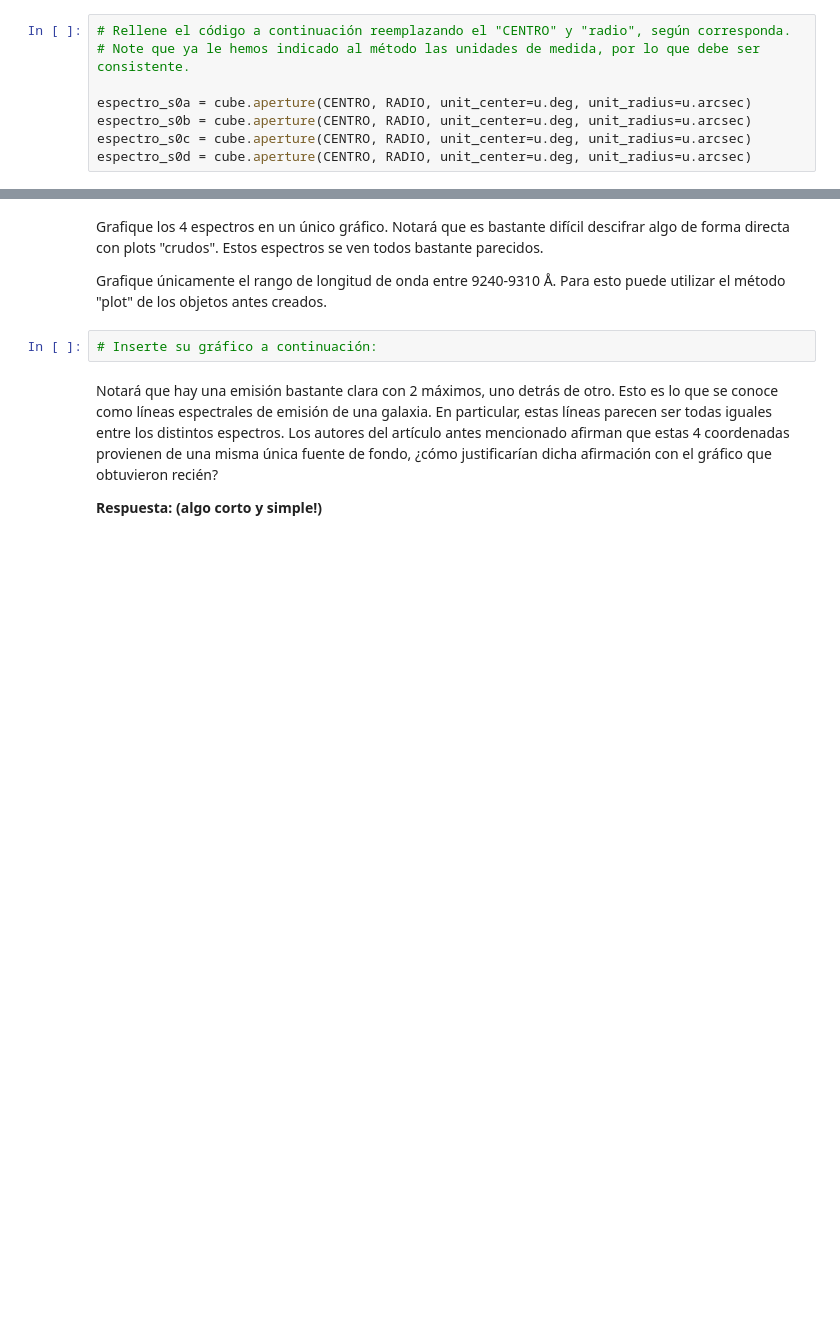
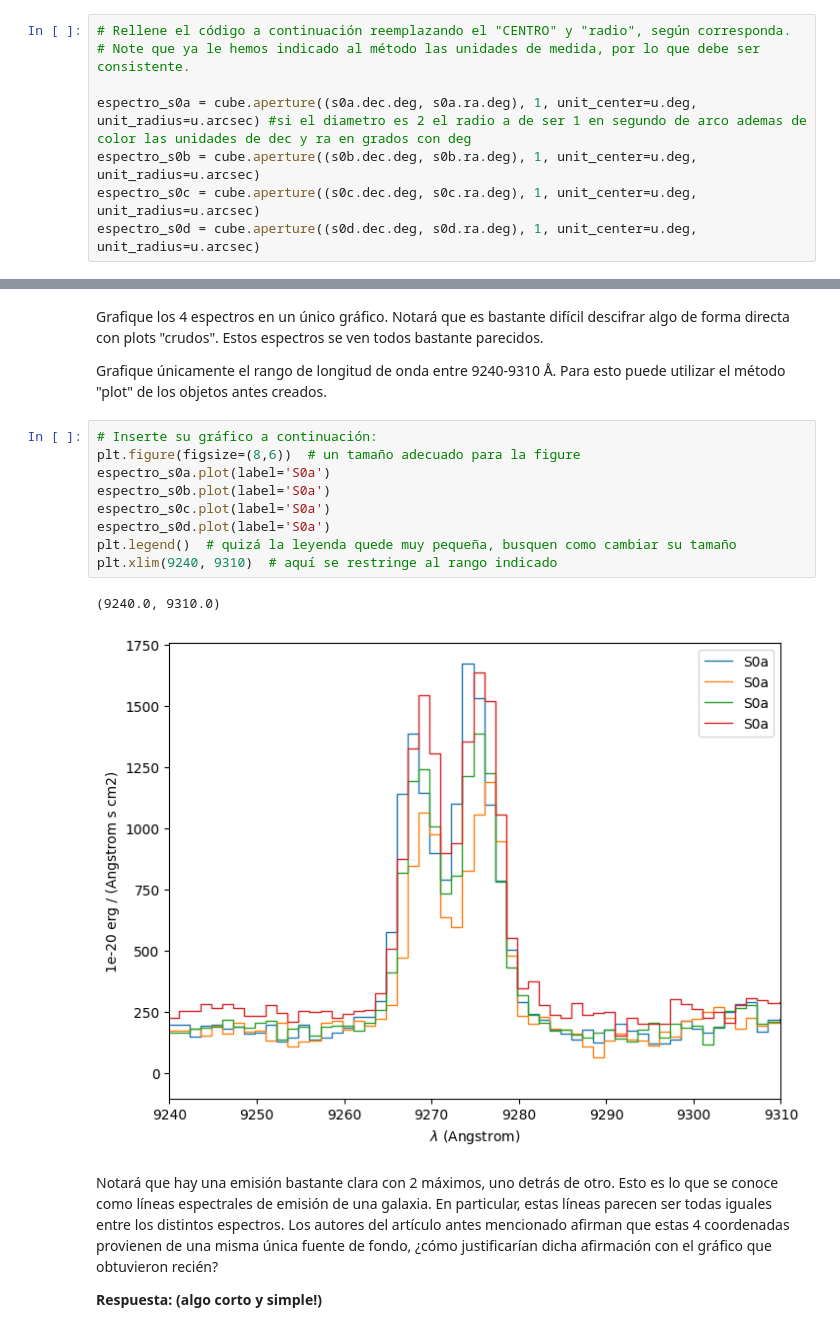
Before and after one commit to benjaaamin-waaa/Tarea-4, a Jupyter notebook: Tarea4.ipynb, the cells around one changed output, grey strips where cells are left out. Saved outputs shown, nothing was run; the diff lists cells and outputs as text; blank space fills up the shorter version.

```diff
--- a/Tarea4.ipynb
+++ b/Tarea4.ipynb
@@ -209,8 +215,8 @@ Un pequeño hint: el centro debe ser de la forma (dec, ra) y cada coordenada con
 # Rellene el código a continuación reemplazando el "CENTRO" y "radio", según corresponda.
 # Note que ya le hemos indicado al método las unidades de medida, por lo que debe ser consistente.
 
-espectro_s0a = cube.aperture(CENTRO, RADIO, unit_center=u.deg, unit_radius=u.arcsec)
-espectro_s0b = cube.aperture(CENTRO, RADIO, unit_center=u.deg, unit_radius=u.arcsec)
-espectro_s0c = cube.aperture(CENTRO, RADIO, unit_center=u.deg, unit_radius=u.arcsec)
-espectro_s0d = cube.aperture(CENTRO, RADIO, unit_center=u.deg, unit_radius=u.arcsec)
+espectro_s0a = cube.aperture((s0a.dec.deg, s0a.ra.deg), 1, unit_center=u.deg, unit_radius=u.arcsec) #si el diametro es 2 el radio a de ser 1 en segundo de arco ademas de color las unidades de dec y ra en grados con deg
+espectro_s0b = cube.aperture((s0b.dec.deg, s0b.ra.deg), 1, unit_center=u.deg, unit_radius=u.arcsec)
+espectro_s0c = cube.aperture((s0c.dec.deg, s0c.ra.deg), 1, unit_center=u.deg, unit_radius=u.arcsec)
+espectro_s0d = cube.aperture((s0d.dec.deg, s0d.ra.deg), 1, unit_center=u.deg, unit_radius=u.arcsec)
 # %% [output]
@@ -220,8 +233,18 @@ Grafique los 4 espectros en un único gráfico. Notará que es bastante difícil
 
 Grafique únicamente el rango de longitud de onda entre 9240-9310 Å.
 Para esto puede utilizar el método "plot" de los objetos antes creados.
-# %%
-# Inserte su gráfico a continuación:
+# %%
+# Inserte su gráfico a continuación:
+plt.figure(figsize=(8,6))  # un tamaño adecuado para la figure
+espectro_s0a.plot(label='S0a')
+espectro_s0b.plot(label='S0a')
+espectro_s0c.plot(label='S0a')
+espectro_s0d.plot(label='S0a')
+plt.legend()  # quizá la leyenda quede muy pequeña, busquen como cambiar su tamaño
+plt.xlim(9240, 9310)  # aquí se restringe al rango indicado
+# %% [output]
+(9240.0, 9310.0)
+[figure, added]
 # %% [markdown]
 
 Notará que hay una emisión bastante clara con 2 máximos, uno detrás de otro.
```
Also changed, not shown: parts of 4 cells of this notebook.
